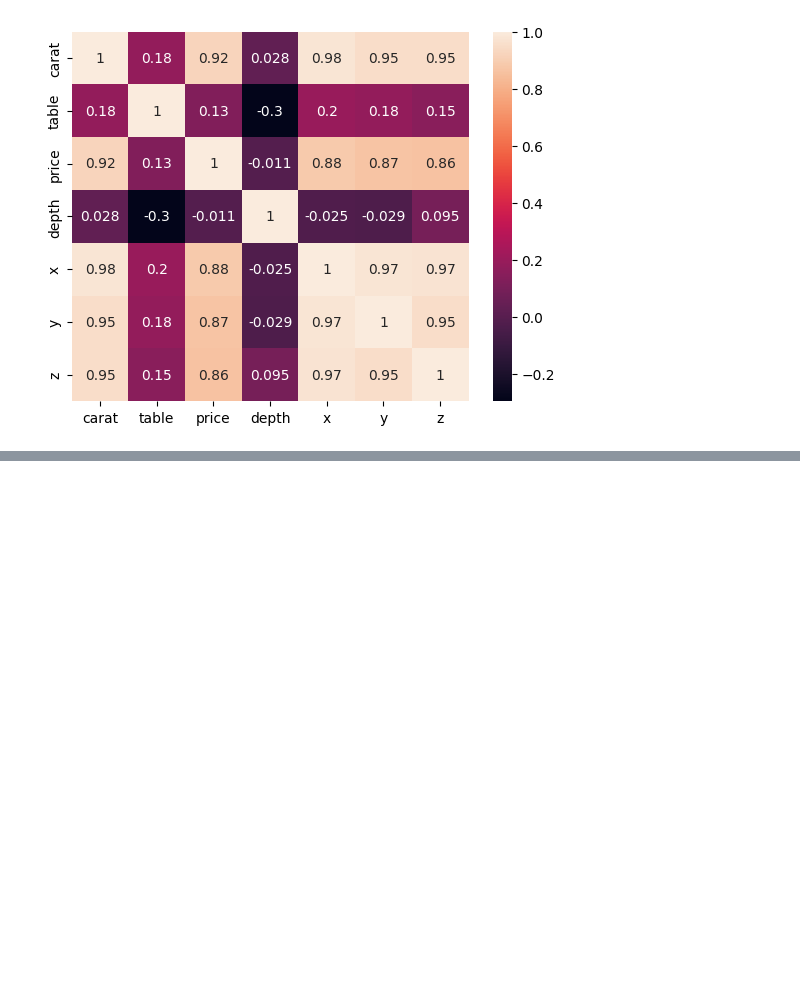
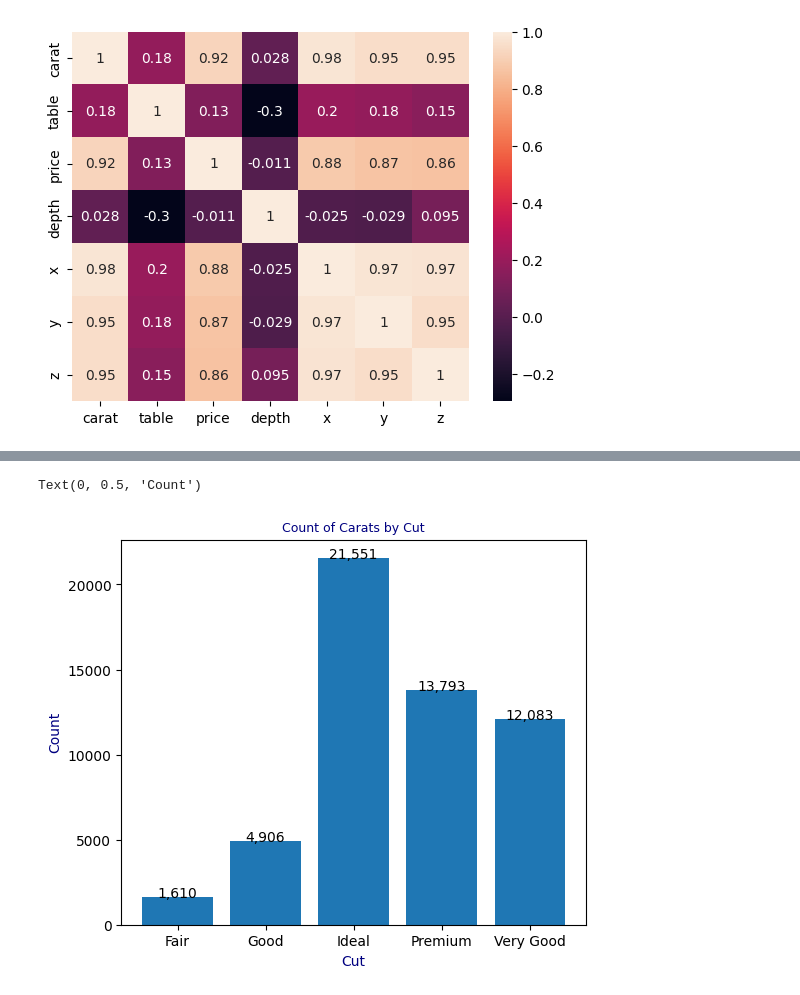
Before and after one commit to IbrahimHammed/PythonVisualization, a Jupyter notebook: DiamondsEDA.ipynb, the cells around one changed output, grey strips where cells are left out. Cells and saved outputs as stored; diff of their text form; code cells hidden in the pictures; blank space fills up the shorter version.

```diff
--- a/DiamondsEDA.ipynb
+++ b/DiamondsEDA.ipynb
@@ -163,0 +401,24 @@ sns.heatmap(dfCorrelation.corr(), annot=True)
+# %%
+# Method: Matplotlib.pyplot
+# Type: Bar chart
+
+fig, ax = plt.subplots()
+
+fig.set_size_inches(6,5)
+
+ax.bar(
+    data.index,
+    data.values
+    )
+
+# Indicate values on the bar chart
+for i, value in enumerate(data.values):
+    formattedValue = "{:,}".format(value)
+    plt.text(i, value + 1, str(formattedValue), ha='center', fontsize=10)
+
+ax.set_title('Count of Carats by Cut', fontsize=9, color="navy")
+ax.set_xlabel('Cut', fontsize=10, color="navy")
+ax.set_ylabel('Count', fontsize=10, color="navy")
+# %% [output]
+Text(0, 0.5, 'Count')
+[figure, added]
```
Also changed, not shown: parts of 75 cells of this notebook.
